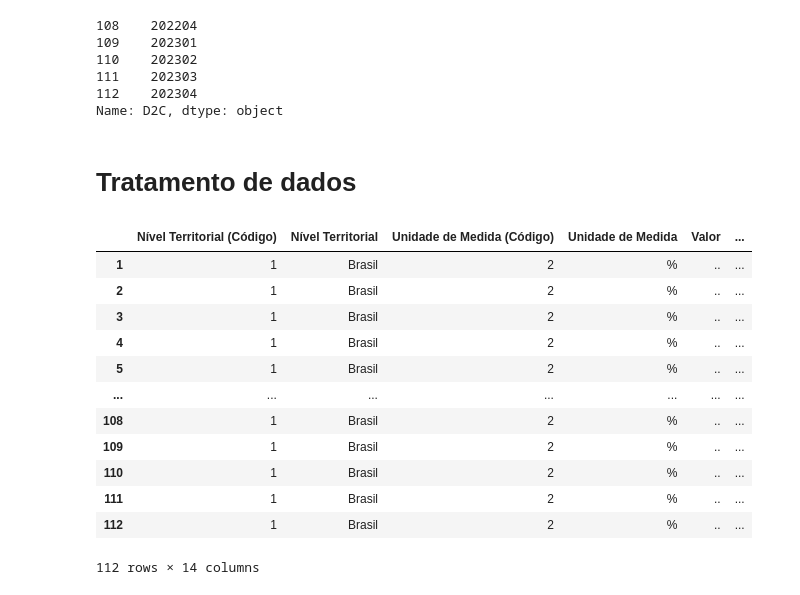
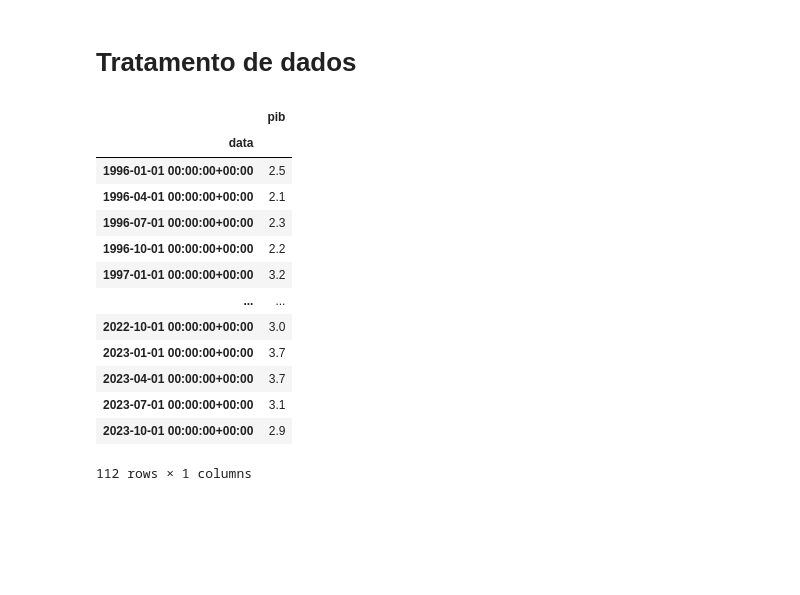
Before and after one commit to pedroxmarino/ARIMA_PIB_previsao, a Jupyter notebook: previsao_pib.ipynb, the cells around one changed output. Drawn from its saved outputs; the diff is of its cells as text; code cells hidden in the pictures; blank space fills up the shorter version.

```diff
--- a/previsao_pib.ipynb
+++ b/previsao_pib.ipynb
@@ -4,5 +30,11 @@ import sidrapy as sidra
 # %%
-dados_brutos = sidra.get_table(table_code = "5932", territorial_level="1", ibge_territorial_code="all", variable="6562", period = "all")
+dados_brutos = sidra.get_table(table_code = "5932",
+                               territorial_level="1",
+                               ibge_territorial_code="all",
+                               variable="6562",
+                               classifications={"11255": "90707"},
+                               period = "all"
+                               )
 dados_brutos
 # %% [output]
 |  | NC | NN | MC | MN | V | D1C | D1N | D2C | D2N | D3C | D3N | ... |
@@ -20,37 +52,35 @@ dados_brutos
 113 rows × 13 columns
-# %%
-dados_brutos["D2C"].tail().str.slice_replace(start = 4, stop=5, repl="-Q")
-# %% [output]
-108    202204
-109    202301
-110    202302
-111    202303
-112    202304
-Name: D2C, dtype: object
 # %% [markdown]
 # Tratamento de dados
 # %%
-(
+dados_limpos = (
     dados_brutos
     .rename(columns = dados_brutos.iloc[0])
     .query("Valor != 'Valor'")
     .assign(
         data = lambda x: pd.to_datetime(
             x["Trimestre (Código)"].str.slice_replace(start = 4, stop=5, repl="-Q"),
             utc =True)
+    ,
+    pib=lambda x: x["Valor"].astype(float) # importante deixar dados em Float
     )
+    .filter(items = ["data", "pib"], axis = "columns")
+    .set_index("data")
+    .asfreq("QS")
 )
+dados_limpos
 # %% [output]
-|  | Nível Territorial (Código) | Nível Territorial | Unidade de Medida (Código) | Unidade de Medida | Valor | ... |
-| 1 | 1 | Brasil | 2 | % | .. | ... |
-| 2 | 1 | Brasil | 2 | % | .. | ... |
-| 3 | 1 | Brasil | 2 | % | .. | ... |
-| 4 | 1 | Brasil | 2 | % | .. | ... |
-| 5 | 1 | Brasil | 2 | % | .. | ... |
-| ... | ... | ... | ... | ... | ... | ... |
-| 108 | 1 | Brasil | 2 | % | .. | ... |
-| 109 | 1 | Brasil | 2 | % | .. | ... |
-| 110 | 1 | Brasil | 2 | % | .. | ... |
-| 111 | 1 | Brasil | 2 | % | .. | ... |
-| 112 | 1 | Brasil | 2 | % | .. | ... |
+|  | pib |
+| data |  |
+| 1996-01-01 00:00:00+00:00 | 2.5 |
+| 1996-04-01 00:00:00+00:00 | 2.1 |
+| 1996-07-01 00:00:00+00:00 | 2.3 |
+| 1996-10-01 00:00:00+00:00 | 2.2 |
+| 1997-01-01 00:00:00+00:00 | 3.2 |
+| ... | ... |
+| 2022-10-01 00:00:00+00:00 | 3.0 |
+| 2023-01-01 00:00:00+00:00 | 3.7 |
+| 2023-04-01 00:00:00+00:00 | 3.7 |
+| 2023-07-01 00:00:00+00:00 | 3.1 |
+| 2023-10-01 00:00:00+00:00 | 2.9 |
-112 rows × 14 columns
+112 rows × 1 columns
```
Also changed, not shown: parts of 19 cells of this notebook.
